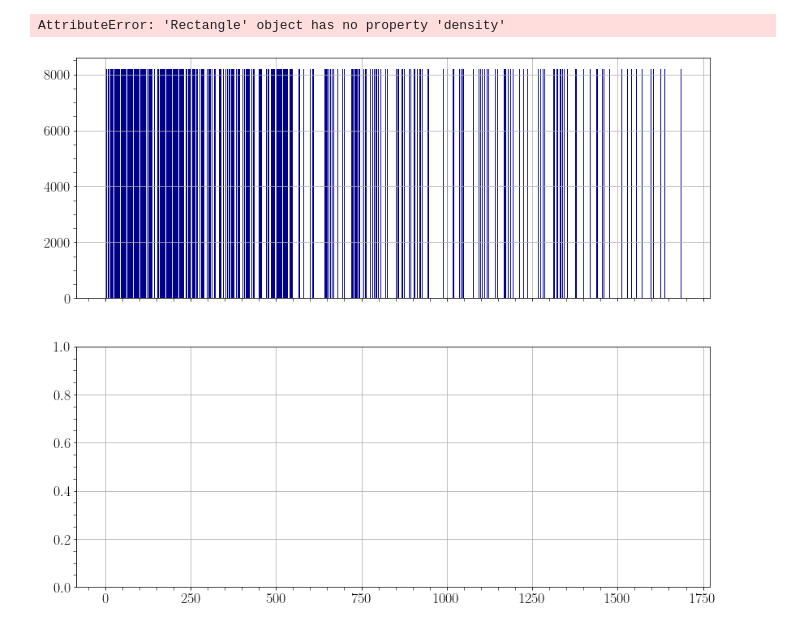
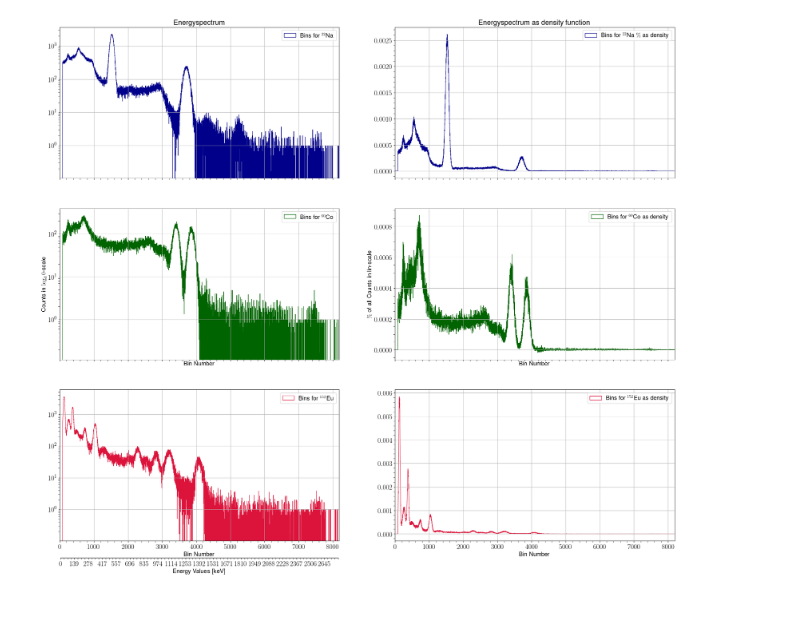
Before and after one commit to MayerPablo/FP, a Jupyter notebook: Szintillator.ipynb, the cells around one changed output. Drawn from its saved outputs; the diff is of its cells as text; code cells hidden in the pictures.

```diff
--- a/Szintillator.ipynb
+++ b/Szintillator.ipynb
@@ -284,11 +266,14 @@ def parameterFinden(parameter,     #Symbols als array
 # expr = x*y
 # expr.subs([(x, wert_x), (y, wert_y)])
 # %%
-dataSodium = np.loadtxt("BG_3h.txt", dtype='float')
-dataSodium = np.delete(dataSodium, [0, 1])
+dataBG = np.delete(np.loadtxt("BG_3h.txt", dtype='int'), [0, 1])/6
+
+dataSodium = np.delete(np.loadtxt("Natrium22.txt", dtype='int'), [0, 1]) - dataBG
+dataCobalt = np.delete(np.loadtxt("Cobalt60.txt", dtype='int'), [0, 1]) - dataBG
+dataEuropium = np.delete(np.loadtxt("Europium152.txt", dtype='int'), [0, 1]) - dataBG
+
 nBins = len(dataSodium)
+bins = np.arange(0, nBins, 1)
 maxE = 2785
-secondAxisTicks = np.arange(0, nBins, nBins/8)
-binsE = secondAxisTicks*maxE/nBins
-print(binsE)
-print(len(dataSodium))
+secondAxisTicks = np.arange(0, nBins, nBins/20)
+binsE = (secondAxisTicks*maxE/nBins).astype(int)
@@ -298,37 +280,70 @@ print(len(dataSodium))
 # %%
 # Standard plotting
 
-fig, ax = plt.subplots(2, 1, sharex=True, figsize=(14,12))
+fig, ax = plt.subplots(3, 2, sharex=True, figsize=(28,24))
 
-ax[0].hist(dataSodium, histtype='step', color='darkblue', bins=nBins, label=r'Bins for $^{22}$Na')
+#x = np.array([])
+#dataSodium, nBins = np.histogram(x)
+#ax[0].stairs(counts, bins)
 
-# We can also normalize our inputs by the total number of counts
-ax[1].hist(dataSodium, histtype='step', color='darkblue', bins=nBins, label=r'Bins for $^{22}$Na $%$', density=True)
+ax[0 ,0].hist(bins, bins=nBins, histtype='step', color='darkblue',
+           weights=dataSodium, label=r'Bins for $^{22}$Na')
+
+#ax[0].errorbar(bins, dataSodium, yerr=np.sqrt(dataSodium), capsize=.3, elinewidth=.2, fmt='none', color="black")
+
+ax[1 ,0].hist(bins, bins=nBins, histtype='step', color='darkgreen',
+           weights=dataCobalt, label=r'Bins for $^{60}$Co')
+
+ax[2, 0].hist(bins, bins=nBins, histtype='step', color='crimson',
+           weights=dataEuropium, label=r'Bins for $^{152}$Eu')
+
+# Normalized
+ax[0,1].hist(bins, bins=nBins, histtype='step', color='darkblue', weights=dataSodium,
+           label=r'Bins for $^{22}$Na $\%$ as density', density=True)
+
+ax[1 ,1].hist(bins, bins=nBins, histtype='step', color='darkgreen',
+           weights=dataCobalt, label=r'Bins for $^{60}$Co as density', density=True)
+
+ax[2, 1].hist(bins, bins=nBins, histtype='step', color='crimson',
+           weights=dataEuropium, label=r'Bins for $^{152}$Eu as density', density=True)
+
 
 ## create second Axes. Note the 0.0 height
-secondXAxis = fig.add_axes((.11,.0,.85,.0))
+secondXAxis = fig.add_axes((.126,.1,.35,.0))
 secondXAxis.yaxis.set_visible(False) # hide the yaxis
 
 
 secondXAxis.set_xticks(secondAxisTicks)
-secondXAxis.set_xticklabels(binsE)
+secondXAxis.set_xticklabels(np.char.add(np.char.add('$', binsE.astype(str)),'$'))
 secondXAxis.set_xlabel(r"Energy Values [keV]")
 
 # Now we format the y-axis to display percentage
 # ax[1].yaxis.set_major_formatter(PercentFormatter(xmax=1))
 plt.xlim(0, nBins)
-ax[0].set_xlim([0, nBins])
-ax[1].set_xlim([0, nBins])
-ax[0].set_yscale('log')
-ax[1].set_yscale('log')
-ax[0].set(ylabel=r'Counts', title=r'Energyspectrum')
-ax[1].set(xlabel=r'Bin  Number', ylabel=r'Density function')
-ax[0].legend()
+ax[0, 0].set_xlim([0, nBins])
+ax[0, 0].set_yscale('log')
+ax[1, 0].set_yscale('log')
+ax[2, 0].set_yscale('log')
 
-fig.savefig("test.svg")
+ax[0, 0].set(title=r'Energyspectrum')
+ax[1, 0].set(xlabel=r'Bin  Number', ylabel=r'Counts in $\log_{10}$-scale')
+ax[2, 0].set(xlabel=r'Bin  Number')
+ax[0, 1].set(title=r'Energyspectrum as density function')
+ax[1, 1].set(xlabel=r'Bin  Number', ylabel=r'$\%$ of all Counts in lin-scale')
+ax[2, 1].set(xlabel=r'Bin  Number')
+
+
+ax[0, 0].legend()
+ax[1, 0].legend()
+ax[2, 0].legend()
+ax[0, 1].legend()
+ax[1, 1].legend()
+ax[2, 1].legend()
+
+
+fig.savefig("HistogramsWithoutBackground.svg")
 # %% [output]
-AttributeError: 'Rectangle' object has no property 'density'
-[figure, old version]
+[figure, new version]
 # %%
 def latextable(werte,      #Alle Werte als numpy Array von Wertearrays (dtype=float)
                wertenamen, #numpy Array von Stringnamen. Selbe Reihenfolge wie 'werte'
```
Also changed, not shown: parts of 2 cells of this notebook, 5 other files.
